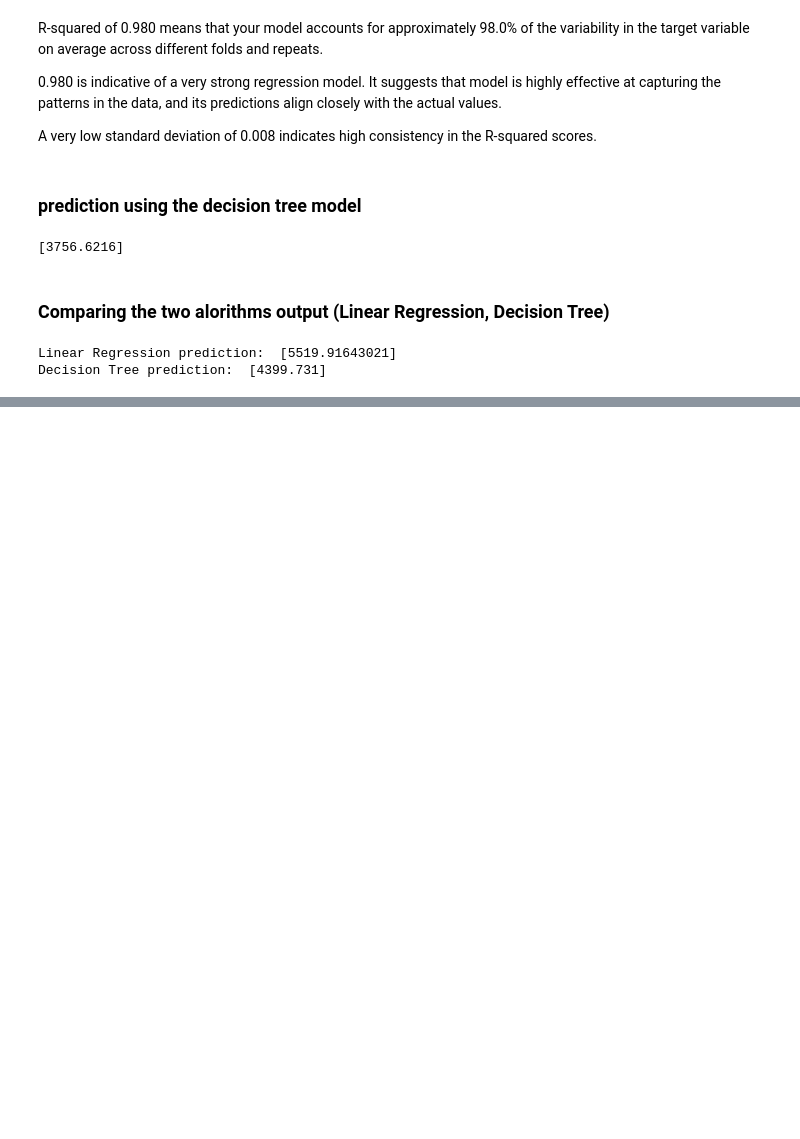
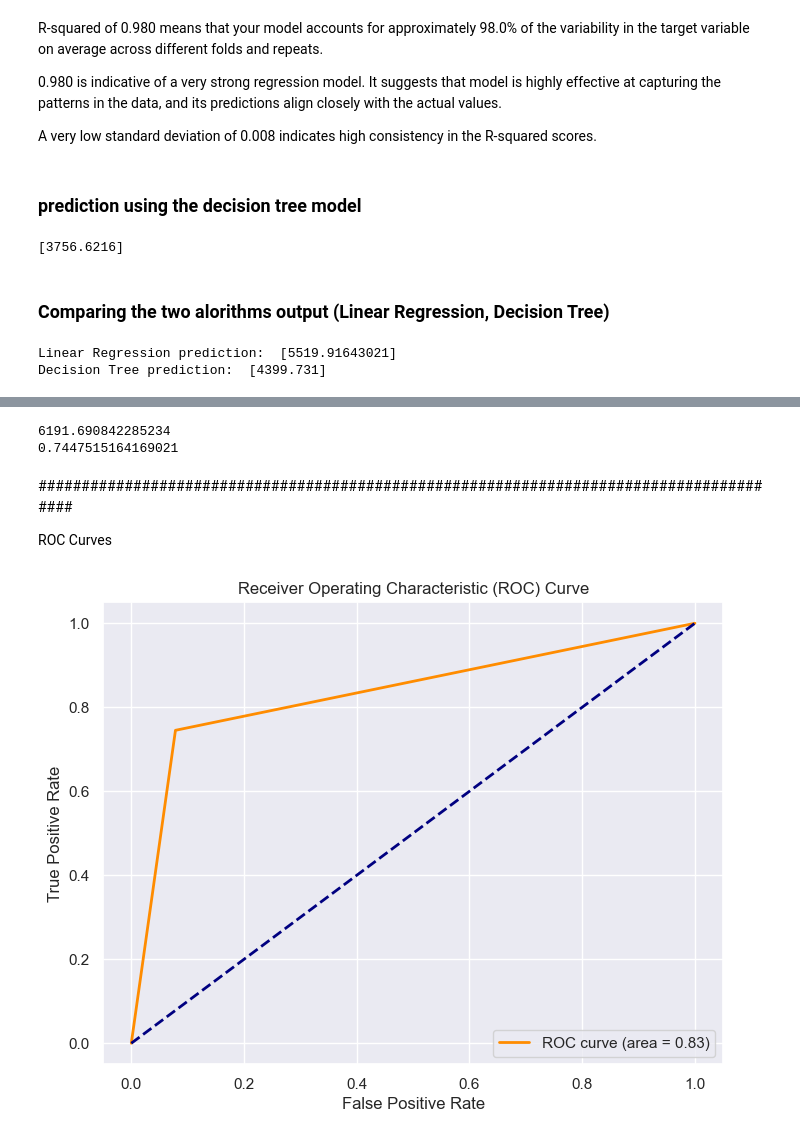
Before and after one commit to AhamedMinhaj456/Personal_medical_Cost_prediction_ML_Project, a Jupyter notebook: DataSet/Linear_Regression.ipynb, the cells around one changed output, grey strips where cells are left out. Drawn from its saved outputs; the diff is of its cells as text; code cells hidden in the pictures; blank space fills up the shorter version.

```diff
--- a/DataSet/Linear_Regression.ipynb
+++ b/DataSet/Linear_Regression.ipynb
@@ -454,0 +467,11 @@ both algorithms are giving same output
+# %%
+import math
+print(math.sqrt(mean_squared_error(Y_test,test_data_prediction))) # Mean square error
+print(explained_variance_score(Y_test,test_data_prediction)) # Varience
+# %% [output]
+6191.690842285234
+0.7447515164169021
+# %% [markdown]
+########################################################################################
+
+ROC Curves
@@ -454,0 +481,21 @@ both algorithms are giving same output
+# %%
+# Convert the regression problem into a binary classification problem
+threshold = 20000  # You can adjust the threshold based on your problem
+binary_y_test = (Y_test > threshold).astype(int)
+binary_test_data_prediction = (test_data_prediction > threshold).astype(int)
+
+# Compute ROC curve and ROC area for each class
+fpr, tpr, _ = roc_curve(binary_y_test, binary_test_data_prediction)
+roc_auc = auc(fpr, tpr)
+# %%
+# Plot ROC curve
+plt.figure(figsize=(8, 6))
+plt.plot(fpr, tpr, color='darkorange', lw=2, label='ROC curve (area = {:.2f})'.format(roc_auc))
+plt.plot([0, 1], [0, 1], color='navy', lw=2, linestyle='--')
+plt.xlabel('False Positive Rate')
+plt.ylabel('True Positive Rate')
+plt.title('Receiver Operating Characteristic (ROC) Curve')
+plt.legend(loc='lower right')
+plt.show()
+# %% [output]
+[figure, added]
```
Also changed, not shown: parts of 5 cells of this notebook.
